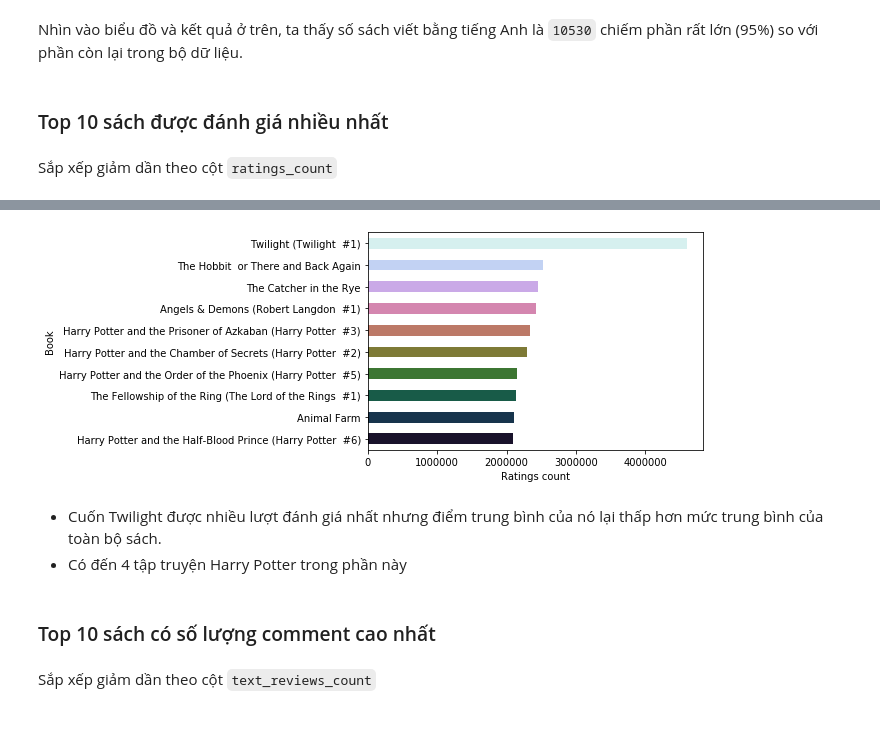
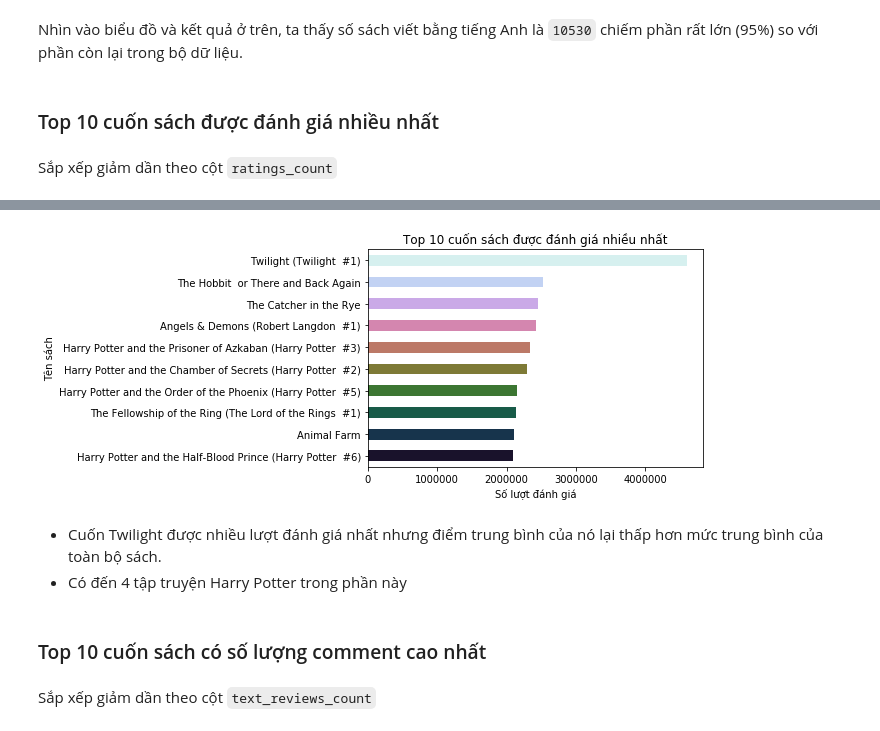
Before and after one commit to phucmanh1999/Final_Project_PFDS, a Jupyter notebook: 1712590-NguyenPhucManh.ipynb, the cells around one changed output, grey strips where cells are left out. Saved outputs shown, nothing was run; the diff lists cells and outputs as text; code cells hidden in the pictures.

```diff
--- a/1712590-NguyenPhucManh.ipynb
+++ b/1712590-NguyenPhucManh.ipynb
@@ -318,7 +349,7 @@ print(total_eng_book/num_rows*100,'%')
 # %% [markdown]
 Nhìn vào biểu đồ và kết quả ở trên, ta thấy số sách viết bằng tiếng Anh là `10530` chiếm phần rất lớn (95%) so với phần còn lại trong bộ dữ liệu.
 # %% [markdown]
-### Top 10 sách được đánh giá nhiều nhất
+### Top 10 cuốn sách được đánh giá nhiều nhất
 # %% [markdown]
 Sắp xếp giảm dần theo cột `ratings_count`
 # %%
@@ -337,14 +368,16 @@ top_rating_count
 | 2114 | 7613 | Animal Farm | George Orwell/Boris Grabnar/Peter... | 3.9300 | eng | 122 | 2111750 | ... |
 | 0 | 1 | Harry Potter and the Half-Blood P... | J.K. Rowling/Mary GrandPré | 4.5700 | eng | 652 | 2095690 | ... |
 # %%
-top_rating_count.set_index('title')['ratings_count'].sort_values().plot(kind = 'barh',color=sns.color_palette('cubehelix',10)).set(xlabel = 'Ratings count', ylabel = 'Book');
+top_rating_count.set_index('title')['ratings_count'].sort_values().\
+plot(kind = 'barh',color=sns.color_palette('cubehelix',10)).\
+set(xlabel = 'Số lượt đánh giá', ylabel = 'Tên sách',title = 'Top 10 cuốn sách được đánh giá nhiều nhất');
 # %% [output]
-[figure, old version]
+[figure, new version]
 # %% [markdown]
 - Cuốn Twilight được nhiều lượt đánh giá nhất nhưng điểm trung bình của nó lại thấp hơn mức trung bình của toàn bộ sách.
 - Có đến 4 tập truyện Harry Potter trong phần này
 # %% [markdown]
-### Top 10 sách có số lượng comment cao nhất
+### Top 10 cuốn sách có số lượng comment cao nhất
 # %% [markdown]
 Sắp xếp giảm dần theo cột `text_reviews_count`
 # %%
```
Also changed, not shown: parts of 34 cells of this notebook.
